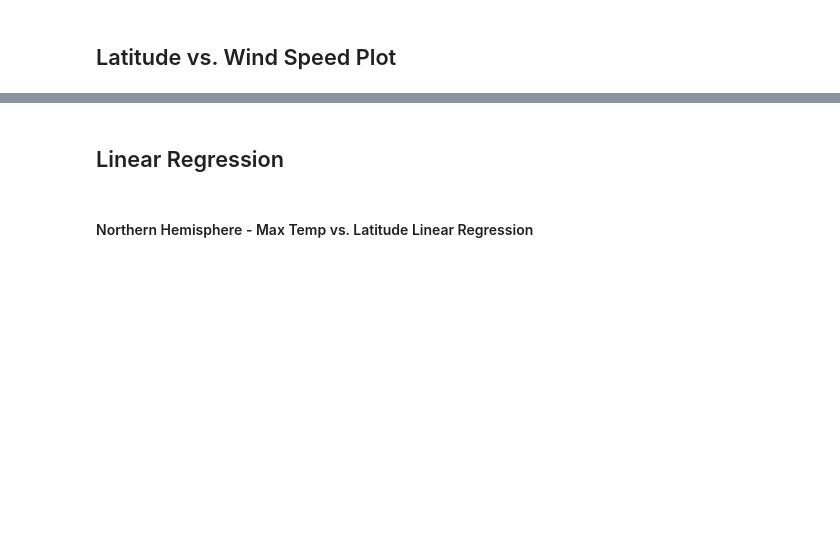
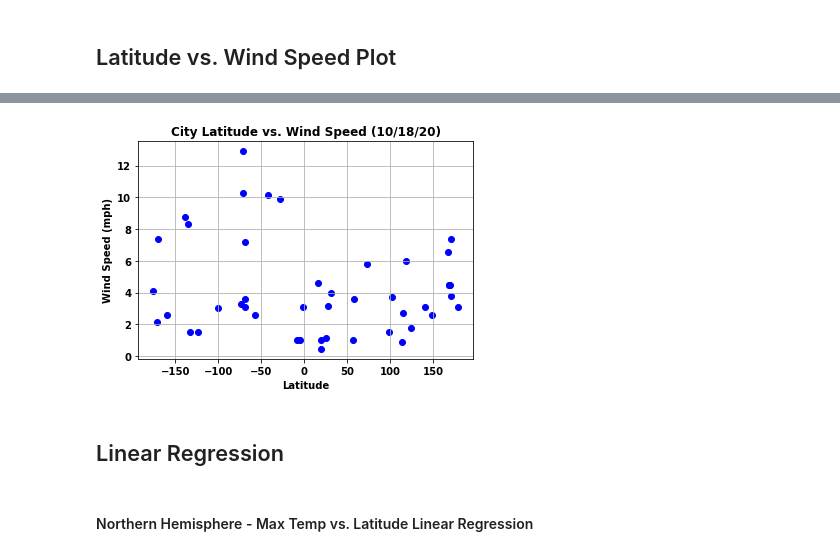
Before and after one commit to amblakemore/UCI_Homework_Blakemore, a Jupyter notebook: Python_API_Challenge/WeatherPy/WeatherPy.ipynb, the cells around one changed output, grey strips where cells are left out. Saved outputs shown, nothing was run; the diff lists cells and outputs as text; code cells hidden in the pictures; blank space fills up the shorter version.

```diff
--- a/Python_API_Challenge/WeatherPy/WeatherPy.ipynb
+++ b/Python_API_Challenge/WeatherPy/WeatherPy.ipynb
@@ -189,2 +211,12 @@ Int64Index([], dtype='int64')
+# %%
+# Create the Scatter Plot
+plt.scatter(city_df["lat"], city_df["wind_speed"], facecolor= "blue")
+plt.title("City Latitude vs. Wind Speed (10/18/20)")
+plt.xlabel("Latitude")
+plt.ylabel("Wind Speed (mph)")
+plt.grid()
+#plt.savefig(Images/CityLatitudevsWindSpeed.png)
+# %% [output]
+[figure, added]
 # %% [markdown]
 ## Linear Regression
```
Also changed, not shown: parts of 13 cells of this notebook, 2 other files.
